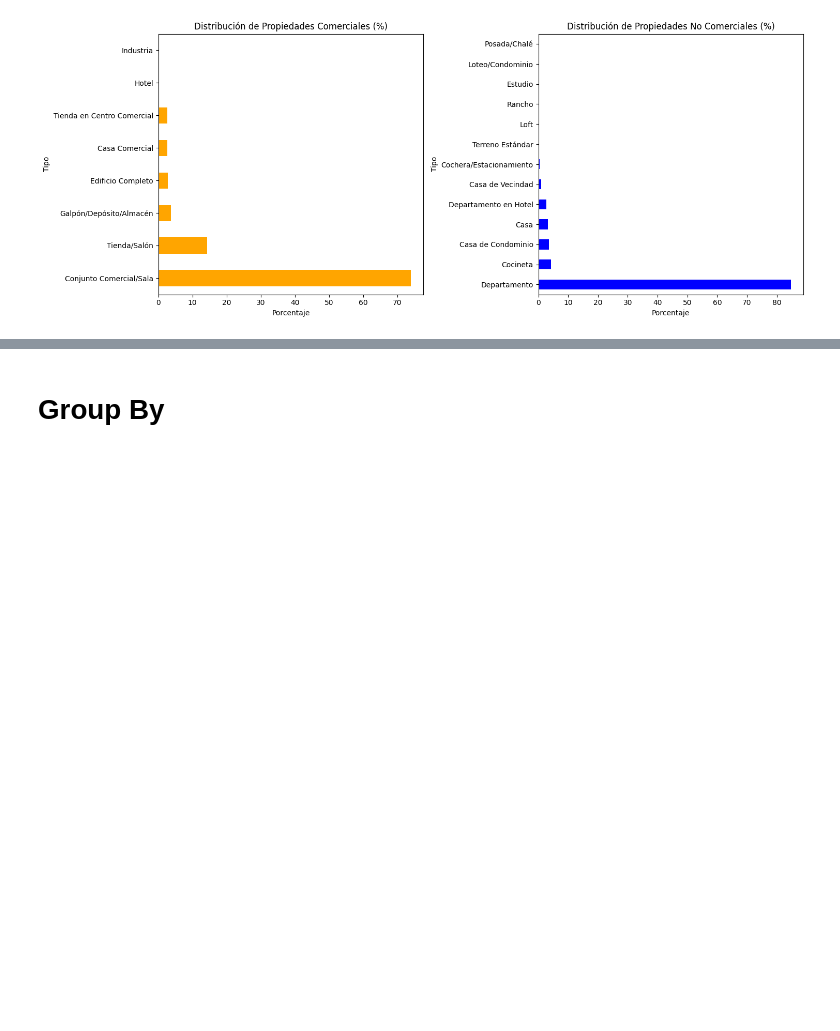
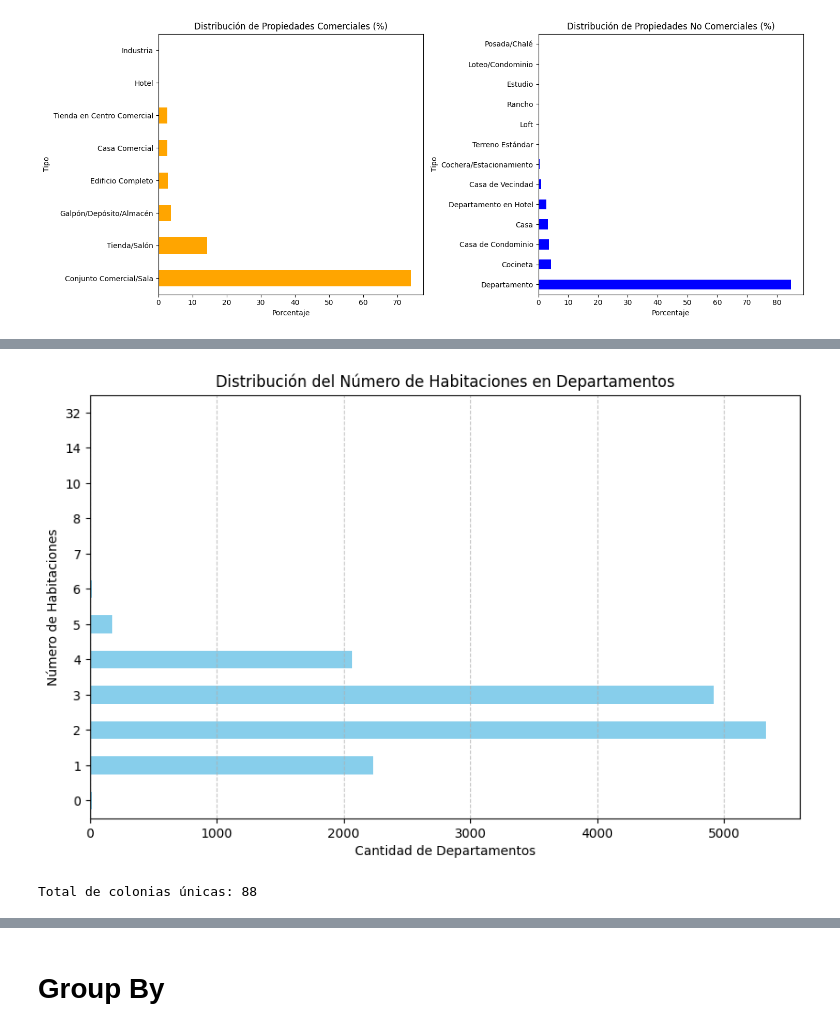
Before and after one commit to mauloredo/Conociendo-PANDAS, a Jupyter notebook: inmuebles_cdmx.ipynb, the cells around one changed output, grey strips where cells are left out. Drawn from its saved outputs; the diff is of its cells as text; code cells hidden in the pictures; blank space fills up the shorter version.

```diff
--- a/inmuebles_cdmx.ipynb
+++ b/inmuebles_cdmx.ipynb
@@ -365,0 +376,6 @@ plt.show()
+# %%
+#PROMEDIO DE NÚMERO DE HABITACIONES EN LOS DEPARTAMENTOS
+
+#Filtrar departamentos
+departamentos = datos[datos["Tipo"] == "Departamento"]
+departamentos.head()
@@ -365,0 +422,24 @@ plt.show()
+# %%
+import matplotlib.pyplot as plt
+
+# Contar cuántos departamentos tienen cada número de habitaciones
+conteo_habitaciones = departamentos["Habitaciones"].value_counts().sort_index()
+
+# Crear gráfico de barras horizontales
+plt.figure(figsize=(10, 6))
+conteo_habitaciones.plot(kind="barh", color="skyblue")
+plt.xlabel("Cantidad de Departamentos")
+plt.ylabel("Número de Habitaciones")
+plt.title("Distribución del Número de Habitaciones en Departamentos")
+plt.grid(axis="x", linestyle="--", alpha=0.7)
+
+plt.show()
+# %% [output]
+[figure, added]
+# %%
+#COLONIAS ÚNICAS
+
+colonias_unicas = datos["Colonia"].unique()
+print(f"Total de colonias únicas: {len(colonias_unicas)}")
+# %% [output]
+Total de colonias únicas: 88
```
Also changed, not shown: parts of 9 cells of this notebook.
